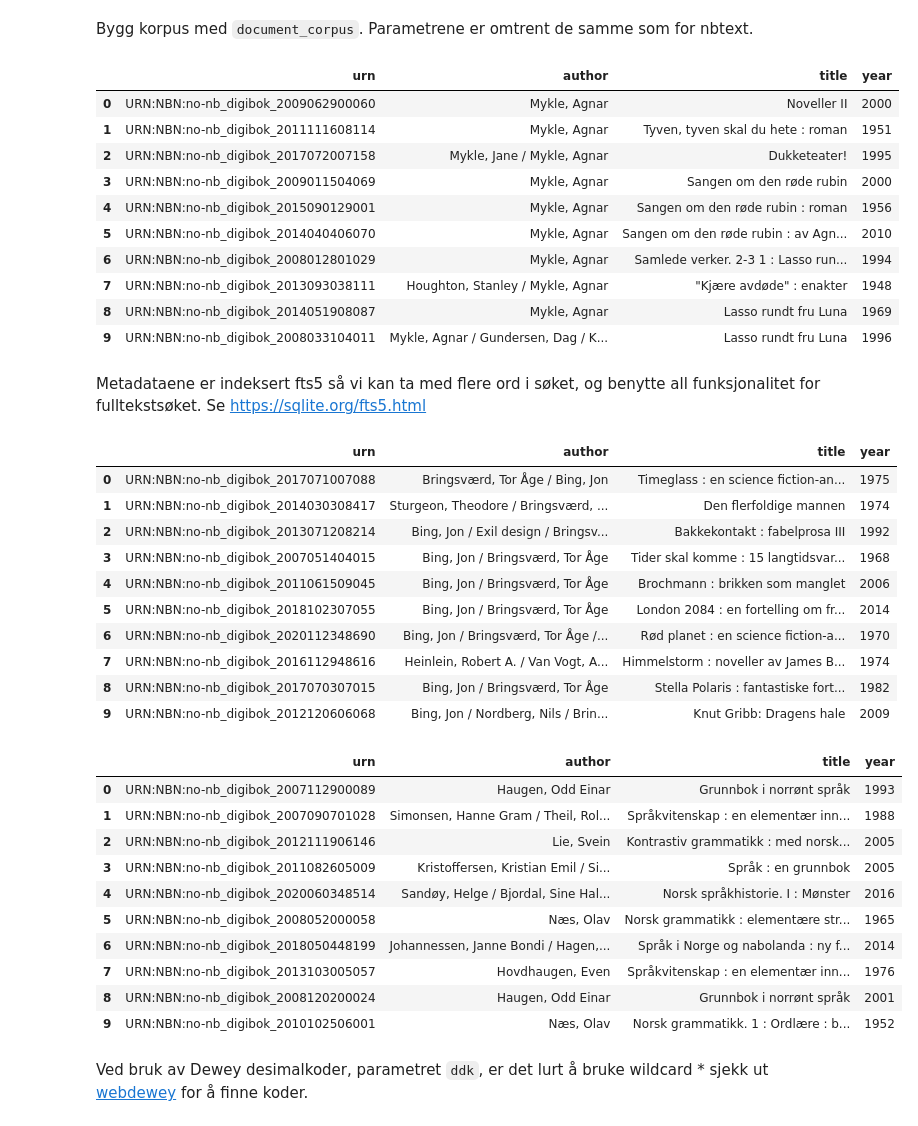
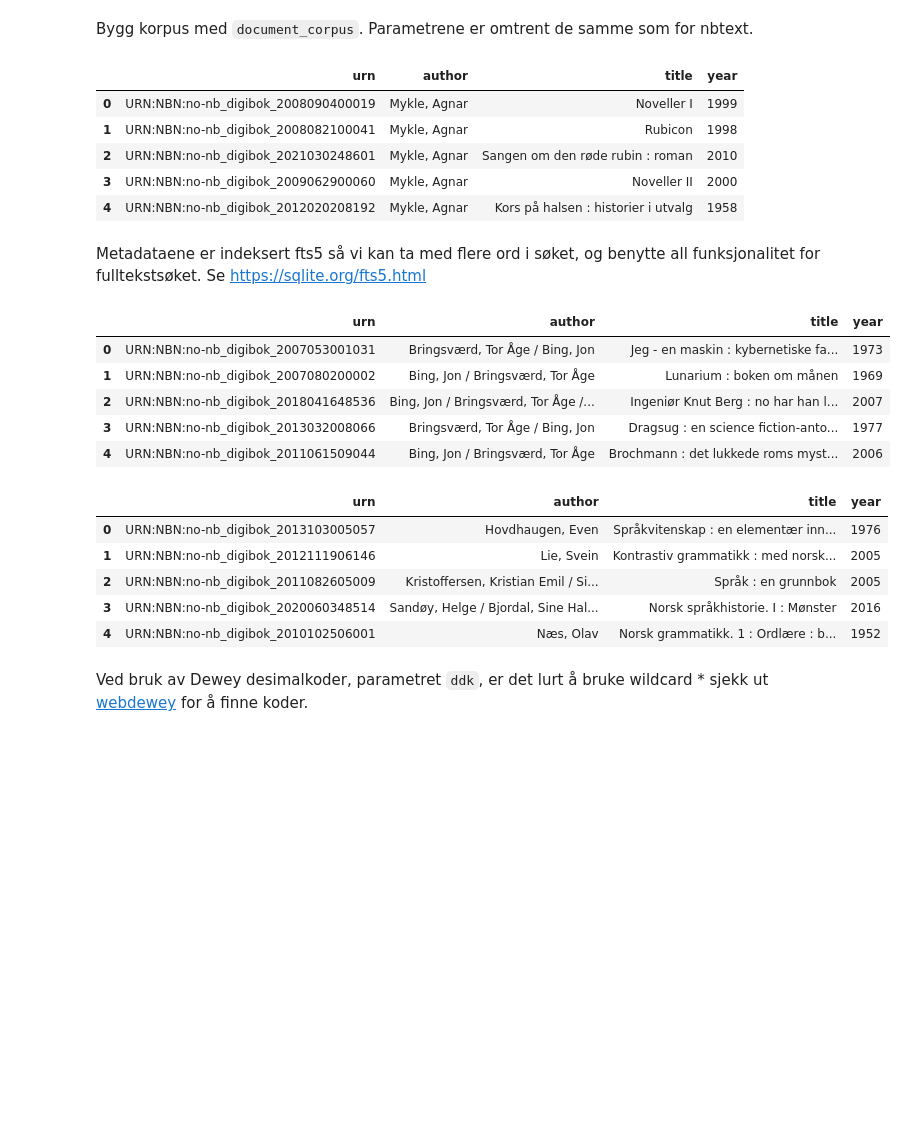
Before and after one commit to Yoonsen/Miscellaneous-Notebooks, a Jupyter notebook: DHLab_text/Oversikt over dhlab 0.75.ipynb, the cells around one changed output. Drawn from its saved outputs; the diff is of its cells as text; code cells hidden in the pictures; blank space fills up the shorter version.

```diff
--- a/DHLab_text/Oversikt over dhlab 0.75.ipynb
+++ b/DHLab_text/Oversikt over dhlab 0.75.ipynb
@@ -993,49 +1048,34 @@ import dhlab_v2 as dh
 # %% [markdown]
 Bygg korpus med `document_corpus`. Parametrene er omtrent de samme som for nbtext.
 # %%
-dh.document_corpus(author = "Agnar Mykle")
+dh.document_corpus(author = "Agnar Mykle", limit = 5)
 # %% [output]
 |  | urn | author | title | year |
-| 0 | URN:NBN:no-nb_digibok_2009062900060 | Mykle, Agnar | Noveller II | 2000 |
-| 1 | URN:NBN:no-nb_digibok_2011111608114 | Mykle, Agnar | Tyven, tyven skal du hete : roman | 1951 |
-| 2 | URN:NBN:no-nb_digibok_2017072007158 | Mykle, Jane / Mykle, Agnar | Dukketeater! | 1995 |
-| 3 | URN:NBN:no-nb_digibok_2009011504069 | Mykle, Agnar | Sangen om den røde rubin | 2000 |
-| 4 | URN:NBN:no-nb_digibok_2015090129001 | Mykle, Agnar | Sangen om den røde rubin : roman | 1956 |
-| 5 | URN:NBN:no-nb_digibok_2014040406070 | Mykle, Agnar | Sangen om den røde rubin : av Agn... | 2010 |
-| 6 | URN:NBN:no-nb_digibok_2008012801029 | Mykle, Agnar | Samlede verker. 2-3 1 : Lasso run... | 1994 |
-| 7 | URN:NBN:no-nb_digibok_2013093038111 | Houghton, Stanley / Mykle, Agnar | "Kjære avdøde" : enakter | 1948 |
-| 8 | URN:NBN:no-nb_digibok_2014051908087 | Mykle, Agnar | Lasso rundt fru Luna | 1969 |
-| 9 | URN:NBN:no-nb_digibok_2008033104011 | Mykle, Agnar / Gundersen, Dag / K... | Lasso rundt fru Luna | 1996 |
+| 0 | URN:NBN:no-nb_digibok_2008090400019 | Mykle, Agnar | Noveller I | 1999 |
+| 1 | URN:NBN:no-nb_digibok_2008082100041 | Mykle, Agnar | Rubicon | 1998 |
+| 2 | URN:NBN:no-nb_digibok_2021030248601 | Mykle, Agnar | Sangen om den røde rubin : roman | 2010 |
+| 3 | URN:NBN:no-nb_digibok_2009062900060 | Mykle, Agnar | Noveller II | 2000 |
+| 4 | URN:NBN:no-nb_digibok_2012020208192 | Mykle, Agnar | Kors på halsen : historier i utvalg | 1958 |
 # %% [markdown]
 Metadataene er indeksert fts5 så vi kan ta med flere ord i søket, og benytte all funksjonalitet for fulltekstsøket. Se https://sqlite.org/fts5.html
 # %%
-dh.document_corpus(author = "Bing Bringsværd")
+dh.document_corpus(author = "Bing Bringsværd", limit = 5)
 # %% [output]
 |  | urn | author | title | year |
-| 0 | URN:NBN:no-nb_digibok_2017071007088 | Bringsværd, Tor Åge / Bing, Jon | Timeglass : en science fiction-an... | 1975 |
-| 1 | URN:NBN:no-nb_digibok_2014030308417 | Sturgeon, Theodore / Bringsværd, ... | Den flerfoldige mannen | 1974 |
-| 2 | URN:NBN:no-nb_digibok_2013071208214 | Bing, Jon / Exil design / Bringsv... | Bakkekontakt : fabelprosa III | 1992 |
-| 3 | URN:NBN:no-nb_digibok_2007051404015 | Bing, Jon / Bringsværd, Tor Åge | Tider skal komme : 15 langtidsvar... | 1968 |
-| 4 | URN:NBN:no-nb_digibok_2011061509045 | Bing, Jon / Bringsværd, Tor Åge | Brochmann : brikken som manglet | 2006 |
-| 5 | URN:NBN:no-nb_digibok_2018102307055 | Bing, Jon / Bringsværd, Tor Åge | London 2084 : en fortelling om fr... | 2014 |
-| 6 | URN:NBN:no-nb_digibok_2020112348690 | Bing, Jon / Bringsværd, Tor Åge /... | Rød planet : en science fiction-a... | 1970 |
-| 7 | URN:NBN:no-nb_digibok_2016112948616 | Heinlein, Robert A. / Van Vogt, A... | Himmelstorm : noveller av James B... | 1974 |
-| 8 | URN:NBN:no-nb_digibok_2017070307015 | Bing, Jon / Bringsværd, Tor Åge | Stella Polaris : fantastiske fort... | 1982 |
-| 9 | URN:NBN:no-nb_digibok_2012120606068 | Bing, Jon / Nordberg, Nils / Brin... | Knut Gribb: Dragens hale | 2009 |
+| 0 | URN:NBN:no-nb_digibok_2007053001031 | Bringsværd, Tor Åge / Bing, Jon | Jeg - en maskin : kybernetiske fa... | 1973 |
+| 1 | URN:NBN:no-nb_digibok_2007080200002 | Bing, Jon / Bringsværd, Tor Åge | Lunarium : boken om månen | 1969 |
+| 2 | URN:NBN:no-nb_digibok_2018041648536 | Bing, Jon / Bringsværd, Tor Åge /... | Ingeniør Knut Berg : no har han l... | 2007 |
+| 3 | URN:NBN:no-nb_digibok_2013032008066 | Bringsværd, Tor Åge / Bing, Jon | Dragsug : en science fiction-anto... | 1977 |
+| 4 | URN:NBN:no-nb_digibok_2011061509044 | Bing, Jon / Bringsværd, Tor Åge | Brochmann : det lukkede roms myst... | 2006 |
 # %%
-dh.document_corpus(subject = "syntaks fonologi morfologi")
+dh.document_corpus(subject = "syntaks fonologi morfologi", limit = 5)
 # %% [output]
 |  | urn | author | title | year |
-| 0 | URN:NBN:no-nb_digibok_2007112900089 | Haugen, Odd Einar | Grunnbok i norrønt språk | 1993 |
-| 1 | URN:NBN:no-nb_digibok_2007090701028 | Simonsen, Hanne Gram / Theil, Rol... | Språkvitenskap : en elementær inn... | 1988 |
-| 2 | URN:NBN:no-nb_digibok_2012111906146 | Lie, Svein | Kontrastiv grammatikk : med norsk... | 2005 |
-| 3 | URN:NBN:no-nb_digibok_2011082605009 | Kristoffersen, Kristian Emil / Si... | Språk : en grunnbok | 2005 |
-| 4 | URN:NBN:no-nb_digibok_2020060348514 | Sandøy, Helge / Bjordal, Sine Hal... | Norsk språkhistorie. I : Mønster | 2016 |
-| 5 | URN:NBN:no-nb_digibok_2008052000058 | Næs, Olav | Norsk grammatikk : elementære str... | 1965 |
-| 6 | URN:NBN:no-nb_digibok_2018050448199 | Johannessen, Janne Bondi / Hagen,... | Språk i Norge og nabolanda : ny f... | 2014 |
-| 7 | URN:NBN:no-nb_digibok_2013103005057 | Hovdhaugen, Even | Språkvitenskap : en elementær inn... | 1976 |
-| 8 | URN:NBN:no-nb_digibok_2008120200024 | Haugen, Odd Einar | Grunnbok i norrønt språk | 2001 |
-| 9 | URN:NBN:no-nb_digibok_2010102506001 | Næs, Olav | Norsk grammatikk. 1 : Ordlære : b... | 1952 |
+| 0 | URN:NBN:no-nb_digibok_2013103005057 | Hovdhaugen, Even | Språkvitenskap : en elementær inn... | 1976 |
+| 1 | URN:NBN:no-nb_digibok_2012111906146 | Lie, Svein | Kontrastiv grammatikk : med norsk... | 2005 |
+| 2 | URN:NBN:no-nb_digibok_2011082605009 | Kristoffersen, Kristian Emil / Si... | Språk : en grunnbok | 2005 |
+| 3 | URN:NBN:no-nb_digibok_2020060348514 | Sandøy, Helge / Bjordal, Sine Hal... | Norsk språkhistorie. I : Mønster | 2016 |
+| 4 | URN:NBN:no-nb_digibok_2010102506001 | Næs, Olav | Norsk grammatikk. 1 : Ordlære : b... | 1952 |
 # %% [markdown]
 Ved bruk av Dewey desimalkoder, parametret `ddk`, er det lurt å bruke wildcard \* sjekk ut [webdewey](https://deweysearchno.pansoft.de/webdeweysearch/index.html) for å finne koder.
 # %%
```
Also changed, not shown: parts of 17 cells of this notebook.
